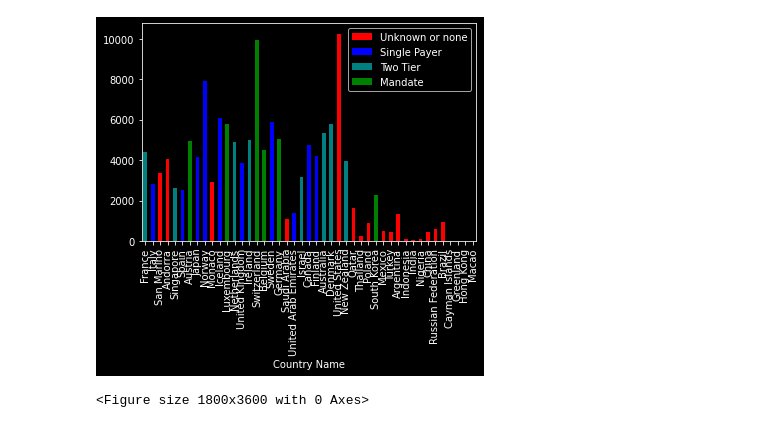
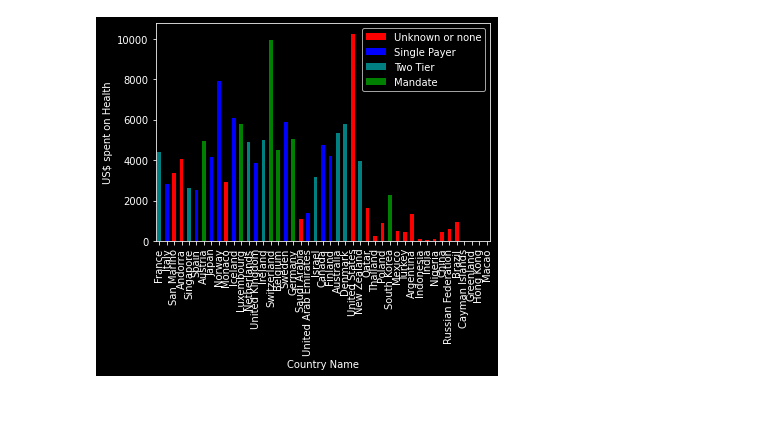
Before and after one commit to Indrejue/Build-week-1, a Jupyter notebook: Healthcare_build_week.ipynb, the cells around one changed output. Cells and saved outputs as stored; diff of their text form; code cells hidden in the pictures.

```diff
--- a/Healthcare_build_week.ipynb
+++ b/Healthcare_build_week.ipynb
@@ -56,18 +56,18 @@ death_per_1k = pd.read_csv('https://raw.githubusercontent.com/Indrejue/Build-wee
 # %%
 #create the first visual using the 2017 per cap spending compared with the type of system and health ranking
 #make a new dataframe with the necisary data
 vis1_df = ranking
 vis1_df['2017 cost per capita'] = per_cap_spend['2017']
 #drop additional rows
 vis1_df=vis1_df.drop(['GDP total rank','GDP per capita Rank','year achieved universal health care','population 2020'],axis=1)
 # Sort by health ranking
 vis1_df = vis1_df.sort_values(by=['healthcare Rank','2017 cost per capita'],axis=0,na_position='last')
 vis1_df.head()
 #initialize graph
 #set grouping colors for the various bars
 colors = {0:'red', 1:'blue', 2:'teal',3:'green'}
 vis1_df.plot(kind='bar',x='Country Name',y='2017 cost per capita',color=vis1_df['Type of system'].replace(colors)).legend([Patch(facecolor=colors[0]),Patch(facecolor=colors[1]),Patch(facecolor=colors[2]),Patch(facecolor=colors[3])], ['Unknown or none', 'Single Payer','Two Tier','Mandate'])
+plt.ylabel('US$ spent on Health')
 plt.show()
 # %% [output]
-[figure, old version]
+[figure, new version]
-<Figure size 1800x3600 with 0 Axes>
```
Also changed, not shown: parts of 1 cell of this notebook.
